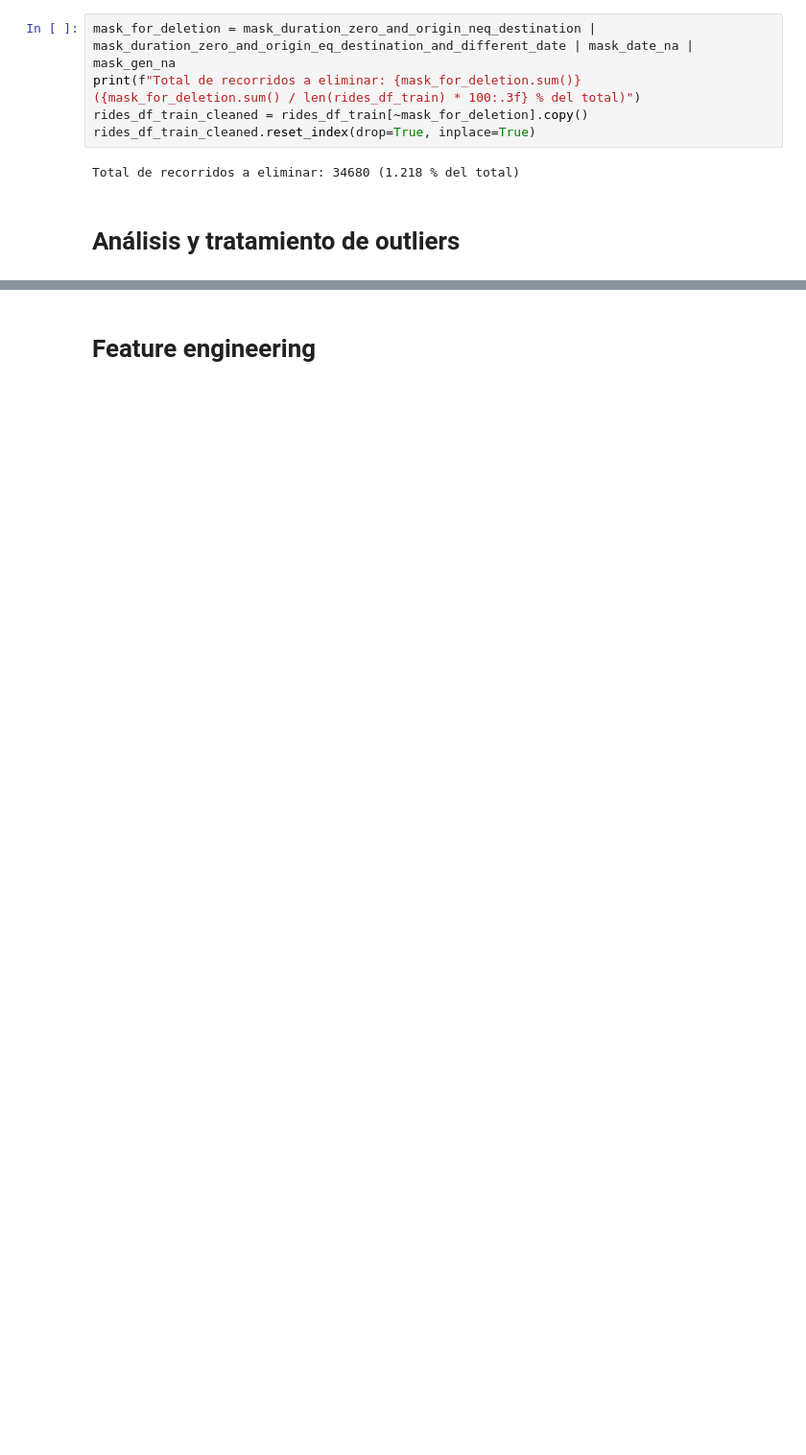
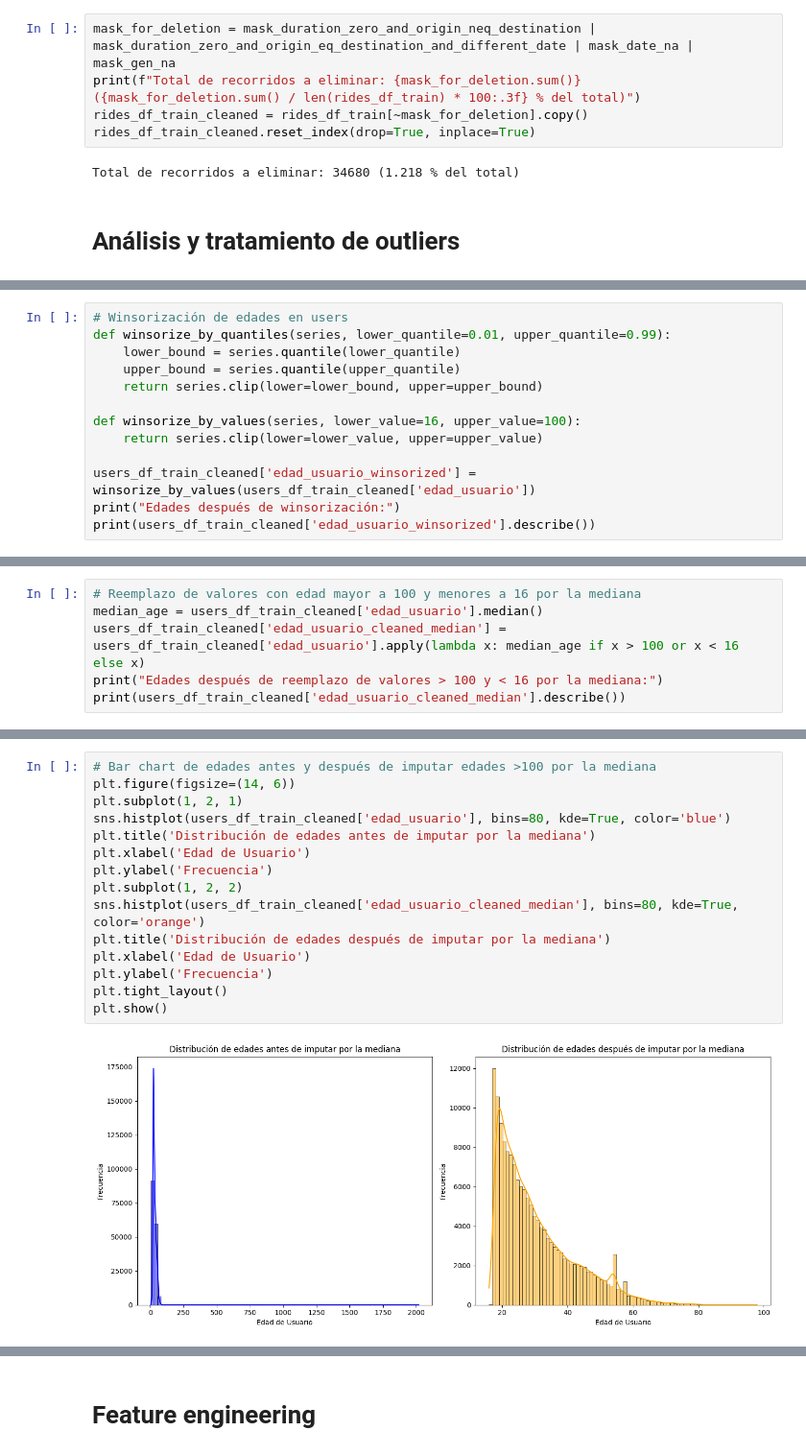
Before and after one commit to ArielMatC/ceia-andd-g2, a Jupyter notebook: data_analysis.ipynb, the cells around one changed output, grey strips where cells are left out. Shown at 96% size. Cells and saved outputs as stored; diff of their text form; blank space fills up the shorter version.

```diff
--- a/data_analysis.ipynb
+++ b/data_analysis.ipynb
@@ -1108,0 +1230,13 @@ Total de recorridos a eliminar: 34680 (1.218 % del total)
+# %%
+# Winsorización de edades en users
+def winsorize_by_quantiles(series, lower_quantile=0.01, upper_quantile=0.99):
+    lower_bound = series.quantile(lower_quantile)
+    upper_bound = series.quantile(upper_quantile)
+    return series.clip(lower=lower_bound, upper=upper_bound)
+
+def winsorize_by_values(series, lower_value=16, upper_value=100):
+    return series.clip(lower=lower_value, upper=upper_value)
+
+users_df_train_cleaned['edad_usuario_winsorized'] = winsorize_by_values(users_df_train_cleaned['edad_usuario'])
+print("Edades después de winsorización:")
+print(users_df_train_cleaned['edad_usuario_winsorized'].describe())
@@ -1108,0 +1272,6 @@ Total de recorridos a eliminar: 34680 (1.218 % del total)
+# %%
+# Reemplazo de valores con edad mayor a 100 y menores a 16 por la mediana
+median_age = users_df_train_cleaned['edad_usuario'].median()
+users_df_train_cleaned['edad_usuario_cleaned_median'] = users_df_train_cleaned['edad_usuario'].apply(lambda x: median_age if x > 100 or x < 16 else x)
+print("Edades después de reemplazo de valores > 100 y < 16 por la mediana:")
+print(users_df_train_cleaned['edad_usuario_cleaned_median'].describe())
@@ -1108,0 +1289,17 @@ Total de recorridos a eliminar: 34680 (1.218 % del total)
+# %%
+# Bar chart de edades antes y después de imputar edades >100 por la mediana
+plt.figure(figsize=(14, 6))
+plt.subplot(1, 2, 1)
+sns.histplot(users_df_train_cleaned['edad_usuario'], bins=80, kde=True, color='blue')
+plt.title('Distribución de edades antes de imputar por la mediana')
+plt.xlabel('Edad de Usuario')
+plt.ylabel('Frecuencia')
+plt.subplot(1, 2, 2)
+sns.histplot(users_df_train_cleaned['edad_usuario_cleaned_median'], bins=80, kde=True, color='orange')
+plt.title('Distribución de edades después de imputar por la mediana')
+plt.xlabel('Edad de Usuario')
+plt.ylabel('Frecuencia')
+plt.tight_layout()
+plt.show()
+# %% [output]
+[figure, added]
```
Also changed, not shown: parts of 17 cells of this notebook, 2 other files.
